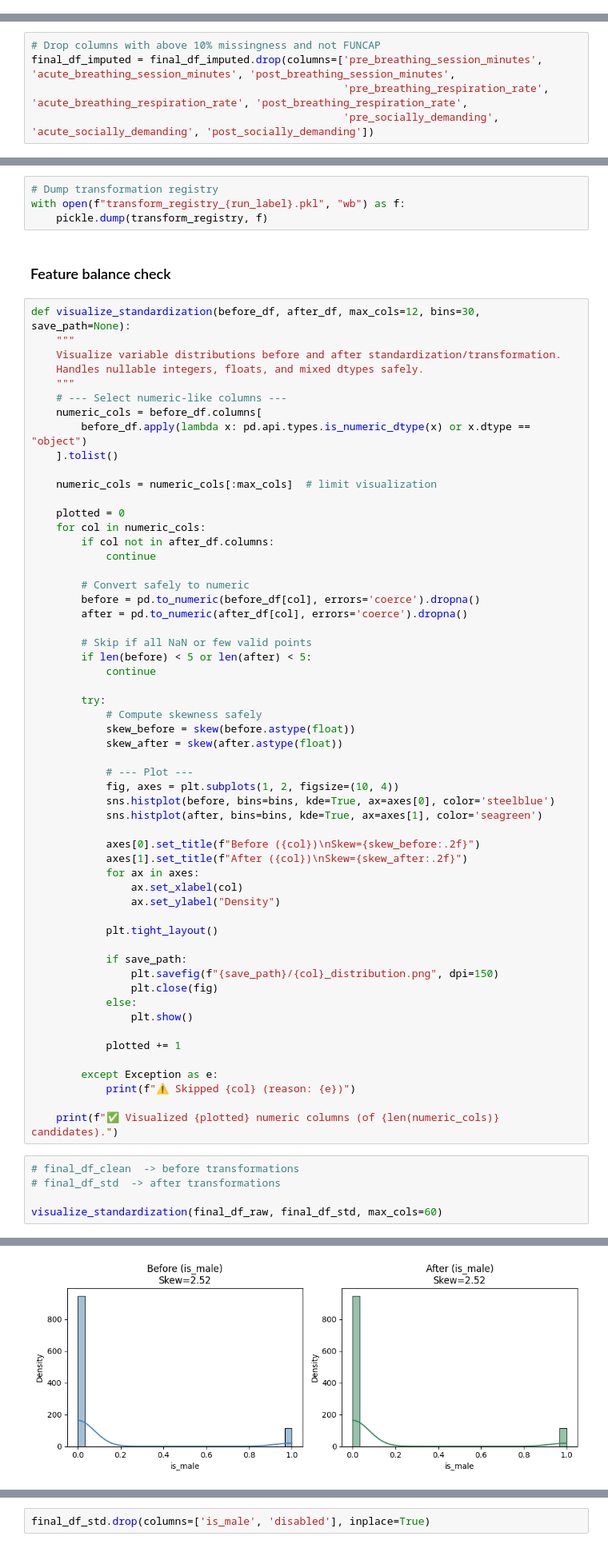
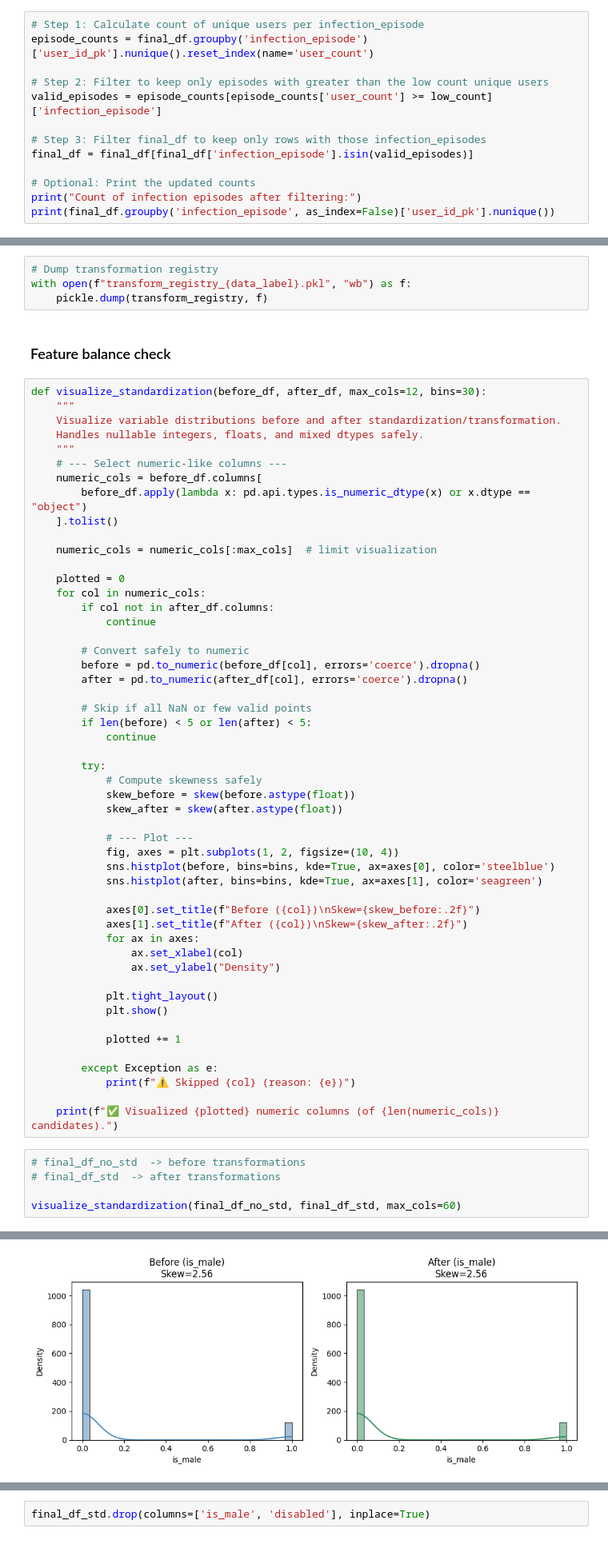
Before and after one commit to rmr284/Reinfections_Visible, a Jupyter notebook: data_preprocessing_final.ipynb, the cells around one changed output, grey strips where cells are left out. Shown at 80% size. Drawn from its saved outputs; the diff is of its cells as text.

```diff
--- a/data_preprocessing_final.ipynb
+++ b/data_preprocessing_final.ipynb
@@ -1267,0 +1270,13 @@ final_df = final_df[final_df['infection_episode']<=6]
+# %%
+# Step 1: Calculate count of unique users per infection_episode
+episode_counts = final_df.groupby('infection_episode')['user_id_pk'].nunique().reset_index(name='user_count')
+
+# Step 2: Filter to keep only episodes with greater than the low count unique users
+valid_episodes = episode_counts[episode_counts['user_count'] >= low_count]['infection_episode']
+
+# Step 3: Filter final_df to keep only rows with those infection_episodes
+final_df = final_df[final_df['infection_episode'].isin(valid_episodes)]
+
+# Optional: Print the updated counts
+print("Count of infection episodes after filtering:")
+print(final_df.groupby('infection_episode', as_index=False)['user_id_pk'].nunique())
@@ -1382,8 +1406,3 @@ episode_end                         0.000000
 dtype: float64
 # %% [markdown]
 #### Drop columns with high missingness
-# %%
-# Drop columns with above 10% missingness and not FUNCAP
-final_df_imputed = final_df_imputed.drop(columns=['pre_breathing_session_minutes', 'acute_breathing_session_minutes', 'post_breathing_session_minutes',
-                                                  'pre_breathing_respiration_rate', 'acute_breathing_respiration_rate', 'post_breathing_respiration_rate',
-                                                  'pre_socially_demanding', 'acute_socially_demanding', 'post_socially_demanding'])
@@ -1662,12 +1756,12 @@ pd.DataFrame(transform_df)
 | 44 | pre_noncovid_infection | binary | none | None |
 # %%
 # Dump transformation registry
-with open(f"transform_registry_{run_label}.pkl", "wb") as f:
+with open(f"transform_registry_{data_label}.pkl", "wb") as f:
     pickle.dump(transform_registry, f)
 # %% [markdown]
 ### Feature balance check
 # %%
-def visualize_standardization(before_df, after_df, max_cols=12, bins=30, save_path=None):
+def visualize_standardization(before_df, after_df, max_cols=12, bins=30):
     """
     Visualize variable distributions before and after standardization/transformation.
     Handles nullable integers, floats, and mixed dtypes safely.
@@ -1709,12 +1803,7 @@ def visualize_standardization(before_df, after_df, max_cols=12, bins=30, save_pa
                 ax.set_ylabel("Density")
 
             plt.tight_layout()
-
-            if save_path:
-                plt.savefig(f"{save_path}/{col}_distribution.png", dpi=150)
-                plt.close(fig)
-            else:
-                plt.show()
+            plt.show()
 
             plotted += 1
 
@@ -1723,8 +1812,8 @@ def visualize_standardization(before_df, after_df, max_cols=12, bins=30, save_pa
 
     print(f"✅ Visualized {plotted} numeric columns (of {len(numeric_cols)} candidates).")
 # %%
-# final_df_clean  -> before transformations
+# final_df_no_std  -> before transformations
 # final_df_std  -> after transformations
 
-visualize_standardization(final_df_raw, final_df_std, max_cols=60)
+visualize_standardization(final_df_no_std, final_df_std, max_cols=60)
 # %% [output]
@@ -1732 +1821 @@ visualize_standardization(final_df_raw, final_df_std, max_cols=60)
-[figure, old version]
+[figure, new version]
```
Also changed, not shown: parts of 25 cells of this notebook.
